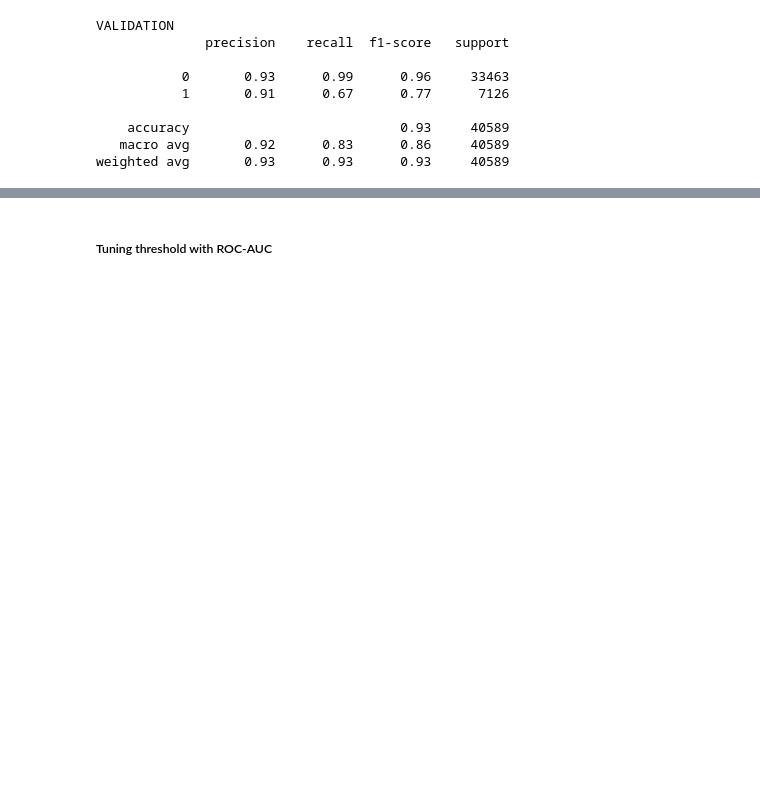
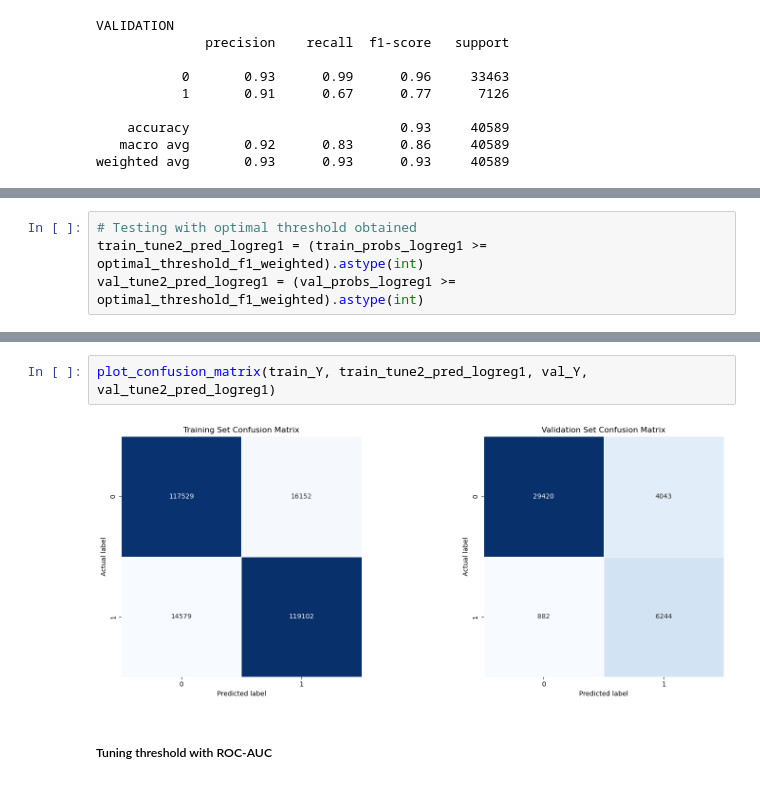
Before and after one commit to kaito274/COSC2753---Assignment1, a Jupyter notebook: main.ipynb, the cells around one changed output, grey strips where cells are left out. Drawn from its saved outputs; the diff is of its cells as text; blank space fills up the shorter version.

```diff
--- a/main.ipynb
+++ b/main.ipynb
@@ -1071,0 +1169,4 @@ weighted avg       0.93      0.93      0.93     40589
+# %%
+# Testing with optimal threshold obtained
+train_tune2_pred_logreg1 = (train_probs_logreg1 >= optimal_threshold_f1_weighted).astype(int)
+val_tune2_pred_logreg1 = (val_probs_logreg1 >= optimal_threshold_f1_weighted).astype(int)
@@ -1072,3 +1205,7 @@ weighted avg       0.93      0.93      0.93     40589
+# %%
+plot_confusion_matrix(train_Y, train_tune2_pred_logreg1, val_Y, val_tune2_pred_logreg1)
+# %% [output]
+[figure, added]
 # %% [markdown]
 ##### Tuning threshold with ROC-AUC
 # %%
```
Also changed, not shown: parts of 104 cells of this notebook, 11 other files.
